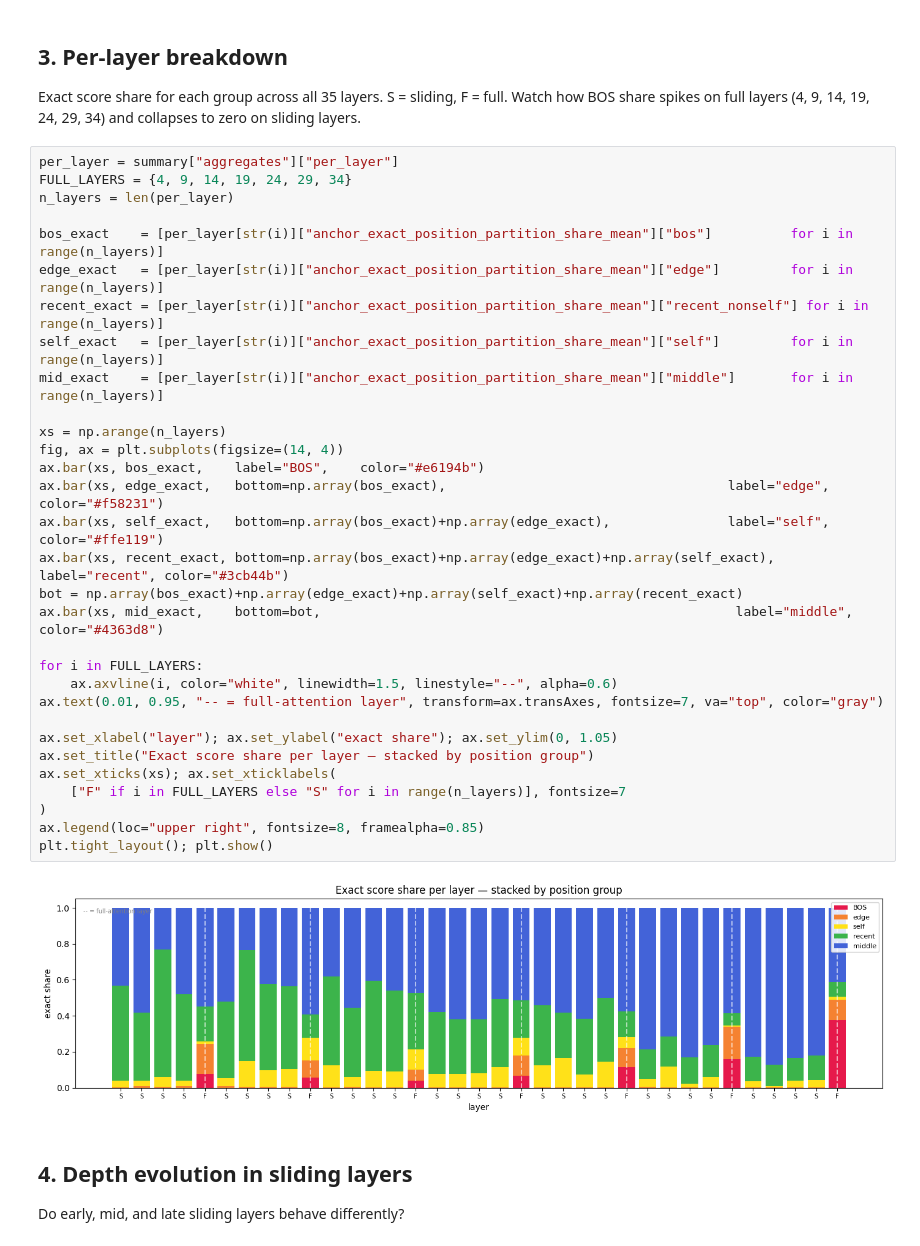
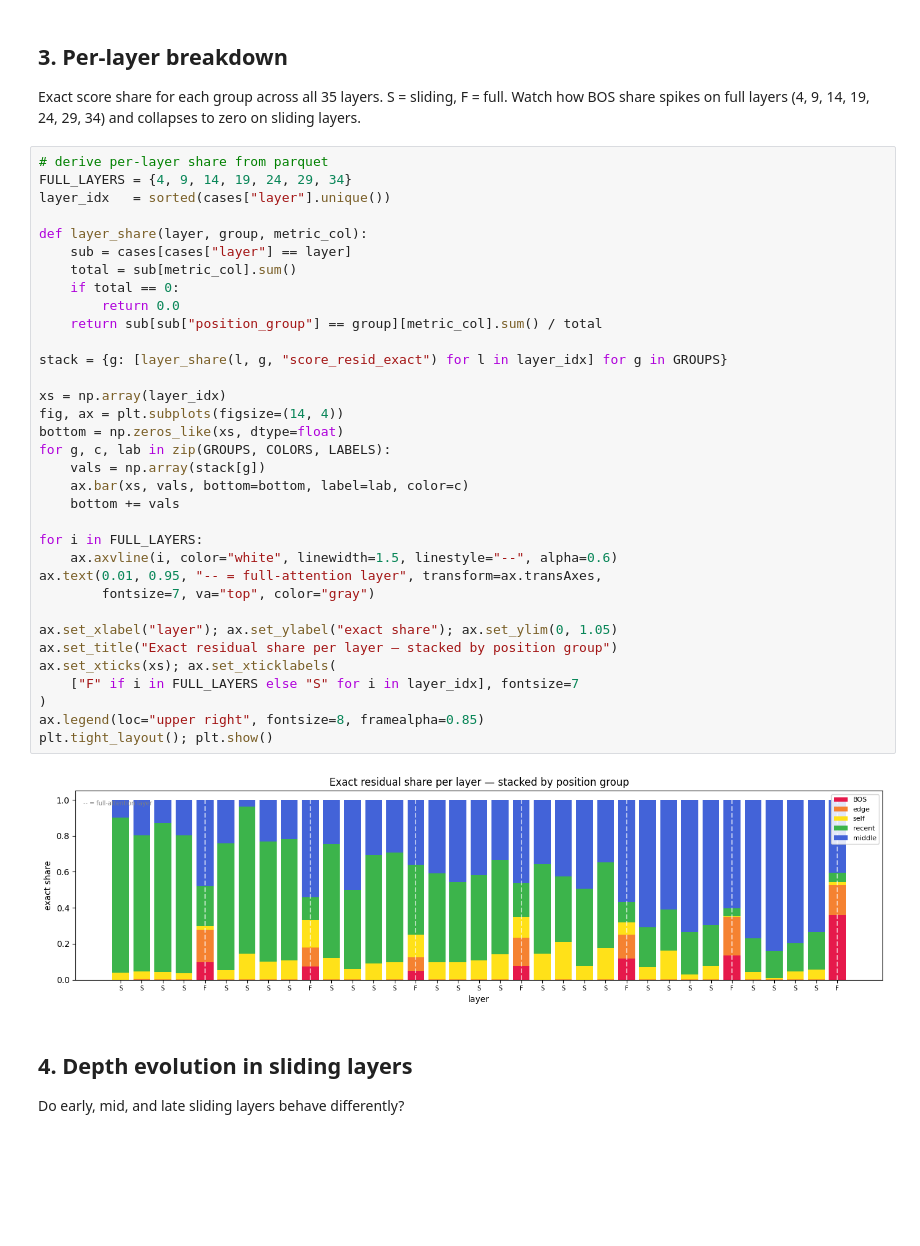
Before and after one commit to SoumilB7/Gemma4-barebones, a Jupyter notebook: experiments/AttentionSinks/analyze.ipynb, the cells around one changed output. Saved outputs shown, nothing was run; the diff lists cells and outputs as text; blank space fills up the shorter version.

```diff
--- a/experiments/AttentionSinks/analyze.ipynb
+++ b/experiments/AttentionSinks/analyze.ipynb
@@ -180,39 +195,42 @@ BOS  attn=0.0665  exact=8.9092  ratio=134.05×
 
 Exact score share for each group across all 35 layers. S = sliding, F = full.
 Watch how BOS share spikes on full layers (4, 9, 14, 19, 24, 29, 34) and collapses to zero on sliding layers.
-# %%
-per_layer = summary["aggregates"]["per_layer"]
-FULL_LAYERS = {4, 9, 14, 19, 24, 29, 34}
-n_layers = len(per_layer)
-
-bos_exact    = [per_layer[str(i)]["anchor_exact_position_partition_share_mean"]["bos"]          for i in range(n_layers)]
-edge_exact   = [per_layer[str(i)]["anchor_exact_position_partition_share_mean"]["edge"]         for i in range(n_layers)]
-recent_exact = [per_layer[str(i)]["anchor_exact_position_partition_share_mean"]["recent_nonself"] for i in range(n_layers)]
-self_exact   = [per_layer[str(i)]["anchor_exact_position_partition_share_mean"]["self"]         for i in range(n_layers)]
-mid_exact    = [per_layer[str(i)]["anchor_exact_position_partition_share_mean"]["middle"]       for i in range(n_layers)]
-
-xs = np.arange(n_layers)
-fig, ax = plt.subplots(figsize=(14, 4))
-ax.bar(xs, bos_exact,    label="BOS",    color="#e6194b")
-ax.bar(xs, edge_exact,   bottom=np.array(bos_exact),                                    label="edge",   color="#f58231")
-ax.bar(xs, self_exact,   bottom=np.array(bos_exact)+np.array(edge_exact),               label="self",   color="#ffe119")
-ax.bar(xs, recent_exact, bottom=np.array(bos_exact)+np.array(edge_exact)+np.array(self_exact), label="recent", color="#3cb44b")
-bot = np.array(bos_exact)+np.array(edge_exact)+np.array(self_exact)+np.array(recent_exact)
-ax.bar(xs, mid_exact,    bottom=bot,                                                     label="middle", color="#4363d8")
-
-for i in FULL_LAYERS:
-    ax.axvline(i, color="white", linewidth=1.5, linestyle="--", alpha=0.6)
-ax.text(0.01, 0.95, "-- = full-attention layer", transform=ax.transAxes, fontsize=7, va="top", color="gray")
-
-ax.set_xlabel("layer"); ax.set_ylabel("exact share"); ax.set_ylim(0, 1.05)
-ax.set_title("Exact score share per layer — stacked by position group")
-ax.set_xticks(xs); ax.set_xticklabels(
-    ["F" if i in FULL_LAYERS else "S" for i in range(n_layers)], fontsize=7
-)
-ax.legend(loc="upper right", fontsize=8, framealpha=0.85)
-plt.tight_layout(); plt.show()
-# %% [output]
-[figure, removed]
+# %%
+# derive per-layer share from parquet
+FULL_LAYERS = {4, 9, 14, 19, 24, 29, 34}
+layer_idx   = sorted(cases["layer"].unique())
+
+def layer_share(layer, group, metric_col):
+    sub = cases[cases["layer"] == layer]
+    total = sub[metric_col].sum()
+    if total == 0:
+        return 0.0
+    return sub[sub["position_group"] == group][metric_col].sum() / total
+
+stack = {g: [layer_share(l, g, "score_resid_exact") for l in layer_idx] for g in GROUPS}
+
+xs = np.array(layer_idx)
+fig, ax = plt.subplots(figsize=(14, 4))
+bottom = np.zeros_like(xs, dtype=float)
+for g, c, lab in zip(GROUPS, COLORS, LABELS):
+    vals = np.array(stack[g])
+    ax.bar(xs, vals, bottom=bottom, label=lab, color=c)
+    bottom += vals
+
+for i in FULL_LAYERS:
+    ax.axvline(i, color="white", linewidth=1.5, linestyle="--", alpha=0.6)
+ax.text(0.01, 0.95, "-- = full-attention layer", transform=ax.transAxes,
+        fontsize=7, va="top", color="gray")
+
+ax.set_xlabel("layer"); ax.set_ylabel("exact share"); ax.set_ylim(0, 1.05)
+ax.set_title("Exact residual share per layer — stacked by position group")
+ax.set_xticks(xs); ax.set_xticklabels(
+    ["F" if i in FULL_LAYERS else "S" for i in layer_idx], fontsize=7
+)
+ax.legend(loc="upper right", fontsize=8, framealpha=0.85)
+plt.tight_layout(); plt.show()
+# %% [output]
+[figure, added]
 # %% [markdown]
 ## 4. Depth evolution in sliding layers
 
```
Also changed, not shown: parts of 19 cells of this notebook, 1 other file.
